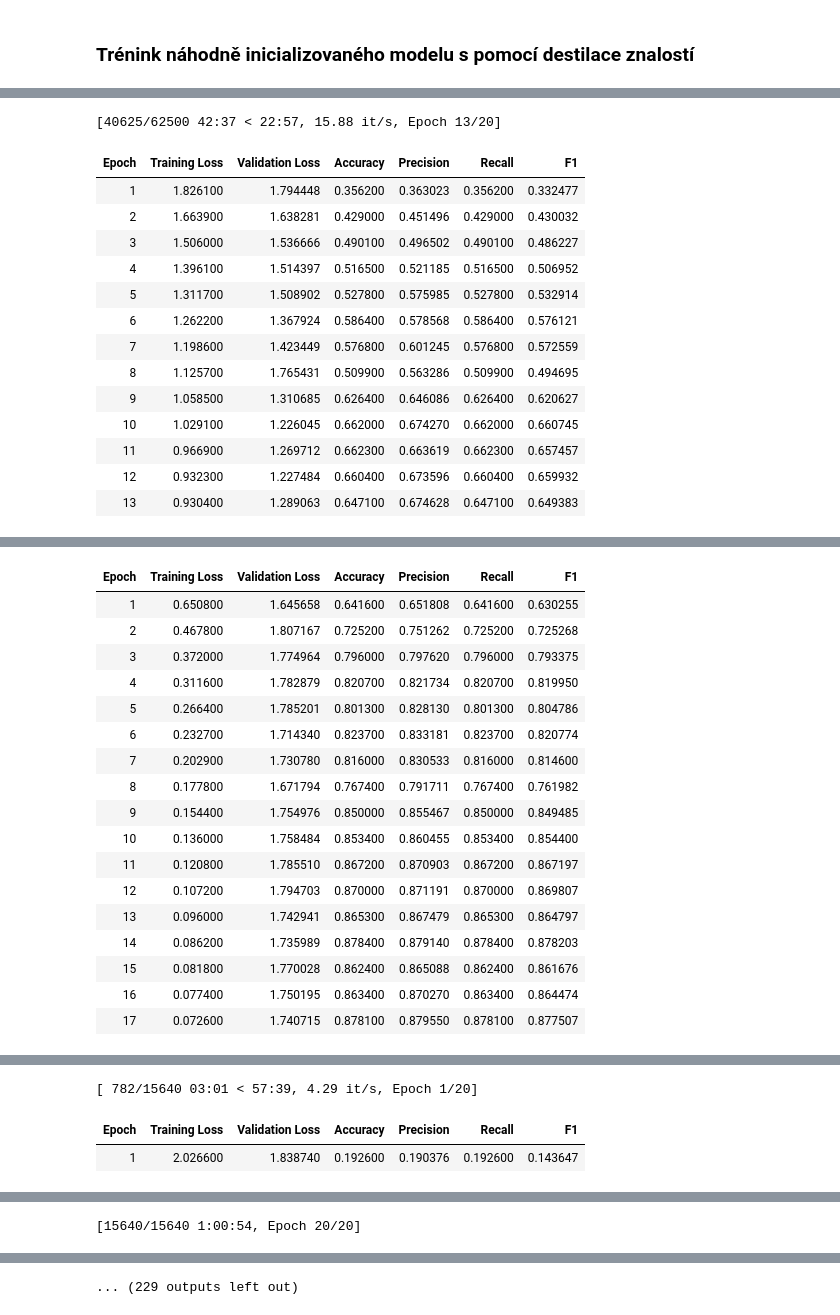
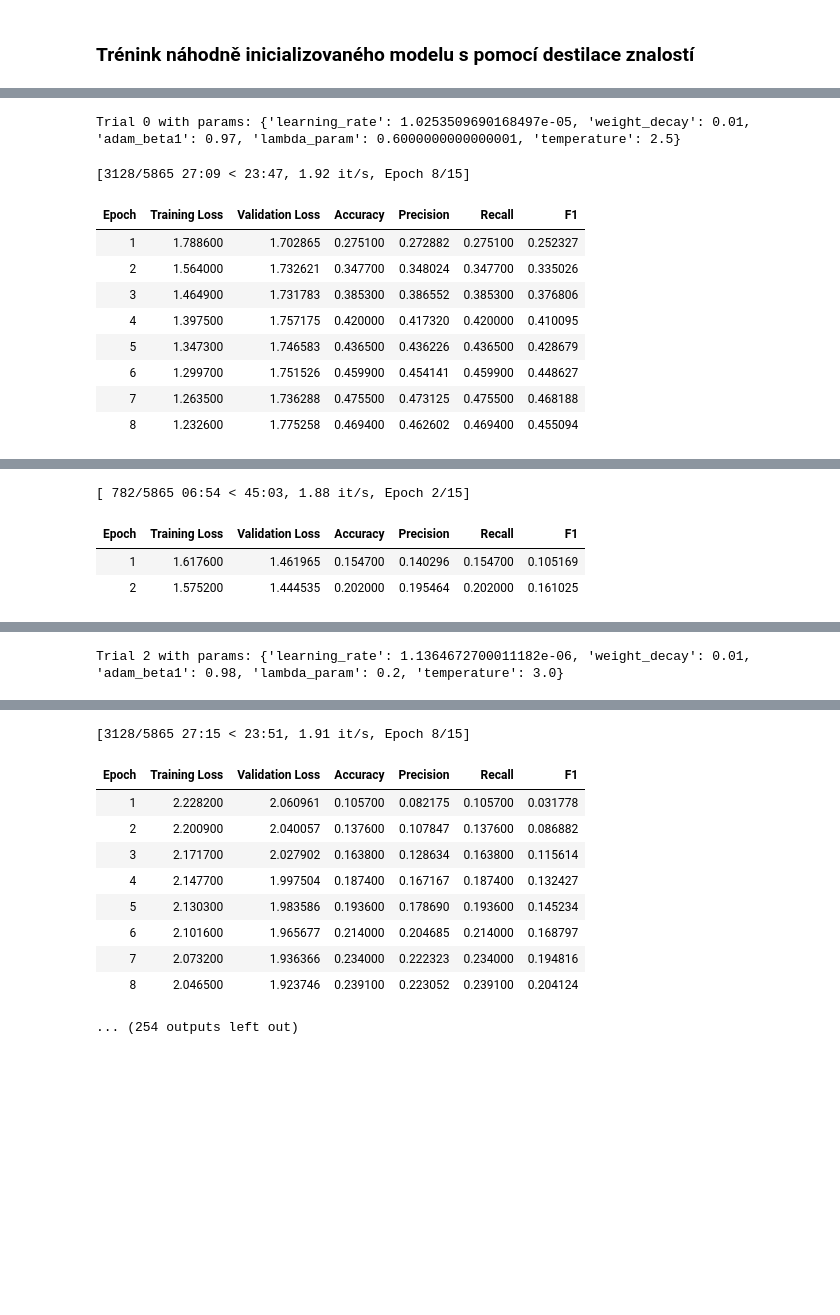
Before and after one commit to DragounJ/DiplomovaPrace, a Jupyter notebook: idea_phase/hp_search.ipynb, the cells around one changed output, grey strips where cells are left out. Drawn from its saved outputs; the diff is of its cells as text; code cells hidden in the pictures; blank space fills up the shorter version.

```diff
--- a/idea_phase/hp_search.ipynb
+++ b/idea_phase/hp_search.ipynb
@@ -296,7 +296,7 @@ class ImageDistilTrainer(Trainer):
         self.student.to(device)
 
 
-    def compute_loss(self, model, inputs, return_outputs=False):
+    def compute_loss(self, model, inputs, return_outputs=False, num_items_in_batch=None):
         logits = inputs.pop("logits")
 
         student_output = model(**inputs)
@@ -320,13 +320,15 @@ reset_seed(42)
 training_args = get_training_args("./results/cifar10-random-KD", './logs/cifar10-random-KD', False)
 # %%
 def hp_space(trial):
-    return {
+    params = {
         "learning_rate": trial.suggest_float("learning_rate", 1e-6, 5e-4, log=True),
-        "per_device_train_batch_size": trial.suggest_categorical("per_device_train_batch_size", [16, 32, 64]),
         "weight_decay": trial.suggest_float("weight_decay", 0, 1e-2, step=1e-3),
+        "adam_beta1" : trial.suggest_float("adam_beta1", 0.9, 0.99, step=0.01),
         "lambda_param": trial.suggest_float("lambda_param",0,1,step=.1),
         "temperature": trial.suggest_float("temperature", 2,7, step=.5)
     }
+    print(f"Trial {trial.number} with params: {params}")
+    return params
 # %%
 trainer = ImageDistilTrainer(
     args=training_args,
@@ -334,10 +336,9 @@ trainer = ImageDistilTrainer(
     eval_dataset=test,
     compute_metrics=compute_metrics,
     model_init=get_random_init_mobilenet,
-    callbacks = [EarlyStoppingCallback(early_stopping_patience=3)]
 )
 # %%
-pruner = optuna.pruners.HyperbandPruner(min_resource=1, reduction_factor=4)
+pruner = optuna.pruners.HyperbandPruner(min_resource=min_r, max_resource=max_r, reduction_factor=2, bootstrap_count=2)
 sampler = optuna.samplers.TPESampler(seed=42, multivariate=True)
 # %%
 best_trial = trainer.hyperparameter_search(
@@ -347,6 +348,7 @@ best_trial = trainer.hyperparameter_search(
     compute_objective=lambda metrics: metrics["eval_f1"],
     pruner=pruner,
     sampler=sampler,
-    n_trials=80
+    n_trials=100,
+    study_name = "Distilation hp search"
 )
 # %% [output]
@@ -354,15 +356,11 @@ best_trial = trainer.hyperparameter_search(
-[40625/62500 42:37 < 22:57, 15.88 it/s, Epoch 13/20]
+Trial 0 with params: {'learning_rate': 1.0253509690168497e-05, 'weight_decay': 0.01, 'adam_beta1': 0.97, 'lambda_param': 0.6000000000000001, 'temperature': 2.5}
+[3128/5865 27:09 < 23:47, 1.92 it/s, Epoch 8/15]
 | Epoch | Training Loss | Validation Loss | Accuracy | Precision | Recall | F1 |
-| 1 | 1.826100 | 1.794448 | 0.356200 | 0.363023 | 0.356200 | 0.332477 |
-| 2 | 1.663900 | 1.638281 | 0.429000 | 0.451496 | 0.429000 | 0.430032 |
-| 3 | 1.506000 | 1.536666 | 0.490100 | 0.496502 | 0.490100 | 0.486227 |
-| 4 | 1.396100 | 1.514397 | 0.516500 | 0.521185 | 0.516500 | 0.506952 |
-| 5 | 1.311700 | 1.508902 | 0.527800 | 0.575985 | 0.527800 | 0.532914 |
-| 6 | 1.262200 | 1.367924 | 0.586400 | 0.578568 | 0.586400 | 0.576121 |
-| 7 | 1.198600 | 1.423449 | 0.576800 | 0.601245 | 0.576800 | 0.572559 |
-| 8 | 1.125700 | 1.765431 | 0.509900 | 0.563286 | 0.509900 | 0.494695 |
-| 9 | 1.058500 | 1.310685 | 0.626400 | 0.646086 | 0.626400 | 0.620627 |
-| 10 | 1.029100 | 1.226045 | 0.662000 | 0.674270 | 0.662000 | 0.660745 |
-| 11 | 0.966900 | 1.269712 | 0.662300 | 0.663619 | 0.662300 | 0.657457 |
-| 12 | 0.932300 | 1.227484 | 0.660400 | 0.673596 | 0.660400 | 0.659932 |
-| 13 | 0.930400 | 1.289063 | 0.647100 | 0.674628 | 0.647100 | 0.649383 |
+| 1 | 1.788600 | 1.702865 | 0.275100 | 0.272882 | 0.275100 | 0.252327 |
+| 2 | 1.564000 | 1.732621 | 0.347700 | 0.348024 | 0.347700 | 0.335026 |
+| 3 | 1.464900 | 1.731783 | 0.385300 | 0.386552 | 0.385300 | 0.376806 |
+| 4 | 1.397500 | 1.757175 | 0.420000 | 0.417320 | 0.420000 | 0.410095 |
+| 5 | 1.347300 | 1.746583 | 0.436500 | 0.436226 | 0.436500 | 0.428679 |
+| 6 | 1.299700 | 1.751526 | 0.459900 | 0.454141 | 0.459900 | 0.448627 |
+| 7 | 1.263500 | 1.736288 | 0.475500 | 0.473125 | 0.475500 | 0.468188 |
+| 8 | 1.232600 | 1.775258 | 0.469400 | 0.462602 | 0.469400 | 0.455094 |
@@ -371,18 +367,0 @@ best_trial = trainer.hyperparameter_search(
-| Epoch | Training Loss | Validation Loss | Accuracy | Precision | Recall | F1 |
-| 1 | 0.650800 | 1.645658 | 0.641600 | 0.651808 | 0.641600 | 0.630255 |
-| 2 | 0.467800 | 1.807167 | 0.725200 | 0.751262 | 0.725200 | 0.725268 |
-| 3 | 0.372000 | 1.774964 | 0.796000 | 0.797620 | 0.796000 | 0.793375 |
-| 4 | 0.311600 | 1.782879 | 0.820700 | 0.821734 | 0.820700 | 0.819950 |
-| 5 | 0.266400 | 1.785201 | 0.801300 | 0.828130 | 0.801300 | 0.804786 |
-| 6 | 0.232700 | 1.714340 | 0.823700 | 0.833181 | 0.823700 | 0.820774 |
-| 7 | 0.202900 | 1.730780 | 0.816000 | 0.830533 | 0.816000 | 0.814600 |
-| 8 | 0.177800 | 1.671794 | 0.767400 | 0.791711 | 0.767400 | 0.761982 |
-| 9 | 0.154400 | 1.754976 | 0.850000 | 0.855467 | 0.850000 | 0.849485 |
-| 10 | 0.136000 | 1.758484 | 0.853400 | 0.860455 | 0.853400 | 0.854400 |
-| 11 | 0.120800 | 1.785510 | 0.867200 | 0.870903 | 0.867200 | 0.867197 |
-| 12 | 0.107200 | 1.794703 | 0.870000 | 0.871191 | 0.870000 | 0.869807 |
-| 13 | 0.096000 | 1.742941 | 0.865300 | 0.867479 | 0.865300 | 0.864797 |
-| 14 | 0.086200 | 1.735989 | 0.878400 | 0.879140 | 0.878400 | 0.878203 |
-| 15 | 0.081800 | 1.770028 | 0.862400 | 0.865088 | 0.862400 | 0.861676 |
-| 16 | 0.077400 | 1.750195 | 0.863400 | 0.870270 | 0.863400 | 0.864474 |
-| 17 | 0.072600 | 1.740715 | 0.878100 | 0.879550 | 0.878100 | 0.877507 |
@@ -390,3 +369,4 @@ best_trial = trainer.hyperparameter_search(
-[ 782/15640 03:01 < 57:39, 4.29 it/s, Epoch 1/20]
+[ 782/5865 06:54 < 45:03, 1.88 it/s, Epoch 2/15]
-| Epoch | Training Loss | Validation Loss | Accuracy | Precision | Recall | F1 |
-| 1 | 2.026600 | 1.838740 | 0.192600 | 0.190376 | 0.192600 | 0.143647 |
+| Epoch | Training Loss | Validation Loss | Accuracy | Precision | Recall | F1 |
+| 1 | 1.617600 | 1.461965 | 0.154700 | 0.140296 | 0.154700 | 0.105169 |
+| 2 | 1.575200 | 1.444535 | 0.202000 | 0.195464 | 0.202000 | 0.161025 |
@@ -394 +374 @@ best_trial = trainer.hyperparameter_search(
-[15640/15640 1:00:54, Epoch 20/20]
+Trial 2 with params: {'learning_rate': 1.1364672700011182e-06, 'weight_decay': 0.01, 'adam_beta1': 0.98, 'lambda_param': 0.2, 'temperature': 3.0}
@@ -412 +375,11 @@ best_trial = trainer.hyperparameter_search(
-... (229 outputs left out)
+[3128/5865 27:15 < 23:51, 1.91 it/s, Epoch 8/15]
+| Epoch | Training Loss | Validation Loss | Accuracy | Precision | Recall | F1 |
+| 1 | 2.228200 | 2.060961 | 0.105700 | 0.082175 | 0.105700 | 0.031778 |
+| 2 | 2.200900 | 2.040057 | 0.137600 | 0.107847 | 0.137600 | 0.086882 |
+| 3 | 2.171700 | 2.027902 | 0.163800 | 0.128634 | 0.163800 | 0.115614 |
+| 4 | 2.147700 | 1.997504 | 0.187400 | 0.167167 | 0.187400 | 0.132427 |
+| 5 | 2.130300 | 1.983586 | 0.193600 | 0.178690 | 0.193600 | 0.145234 |
+| 6 | 2.101600 | 1.965677 | 0.214000 | 0.204685 | 0.214000 | 0.168797 |
+| 7 | 2.073200 | 1.936366 | 0.234000 | 0.222323 | 0.234000 | 0.194816 |
+| 8 | 2.046500 | 1.923746 | 0.239100 | 0.223052 | 0.239100 | 0.204124 |
+... (254 outputs left out)
```
Also changed, not shown: parts of 5 cells of this notebook.
